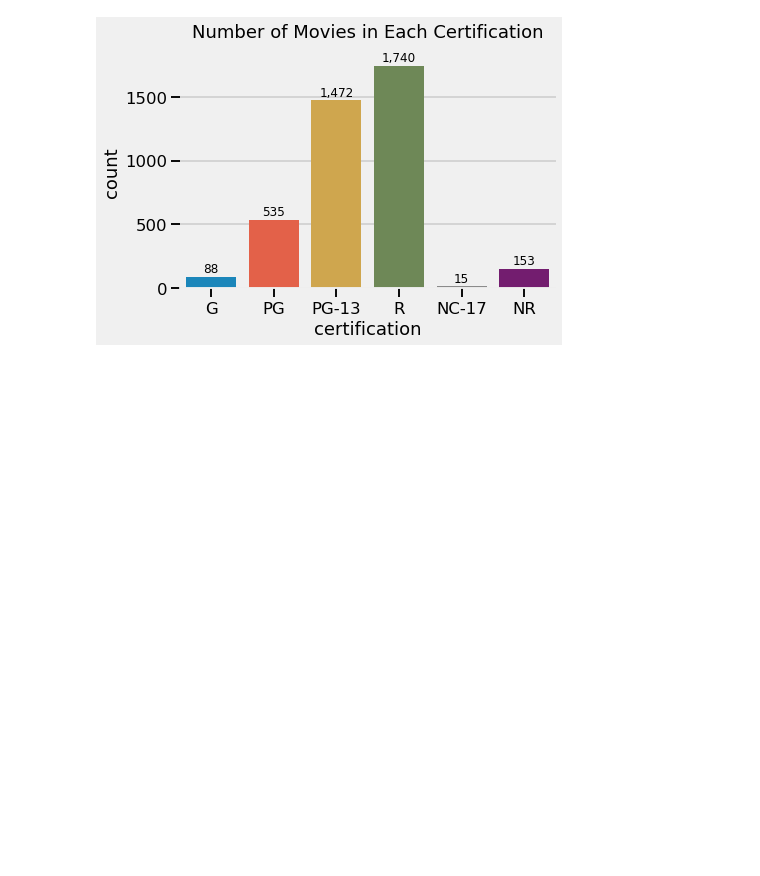
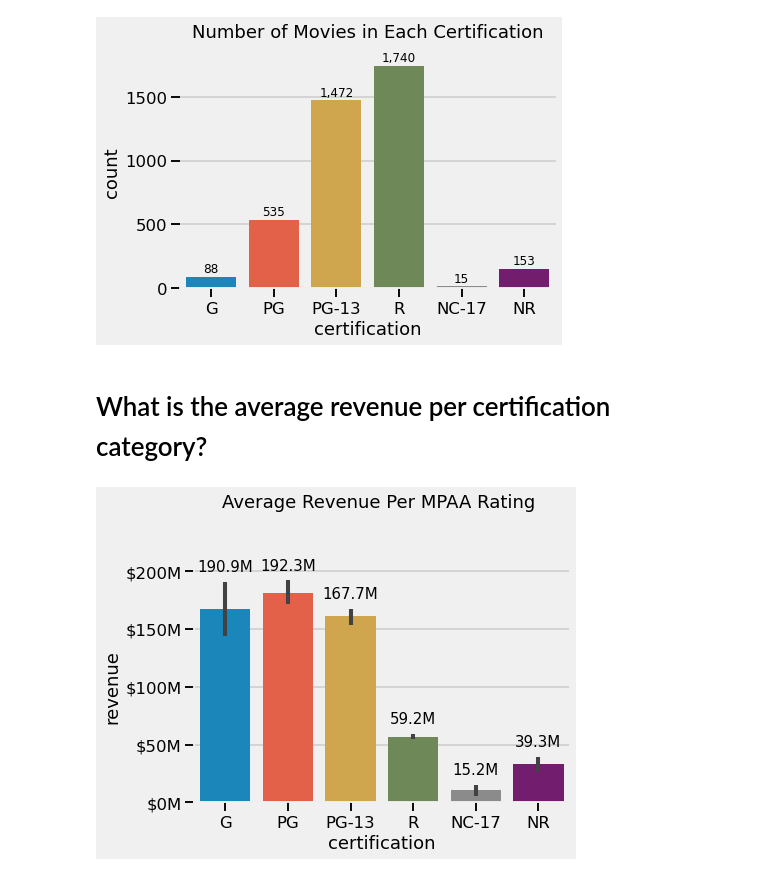
Before and after one commit to cole-beach/What-Makes-A-Movie-Successful, a Jupyter notebook: What Makes a Movie Successful - Part 02B - EDA Overview.ipynb, the cells around one changed output. Drawn from its saved outputs; the diff is of its cells as text; code cells hidden in the pictures; blank space fills up the shorter version.

```diff
--- a/What Makes a Movie Successful - Part 02B - EDA Overview.ipynb
+++ b/What Makes a Movie Successful - Part 02B - EDA Overview.ipynb
@@ -317,3 +317,13 @@ pf.annotate_bars(ax,fmt=',',size=12,convert_millions=False,despine=True,
 sns.despine(ax.get_figure(),left=True);
 # %% [output]
 [figure]
+# %% [markdown]
+# What is the average revenue per certification category?
+# %%
+ax= sns.barplot(data=plot_df, x='certification',y='revenue',
+                order=cert_order,ci=68);
+pf.annotate_bars(ax, convert_millions=True, fmt='.1f', use_errorbars=True, xytext=(0,15))
+ax.set_title('Average Revenue Per MPAA Rating \n',y=1.15);
+ax.yaxis.set_major_formatter(mill)
+# %% [output]
+[figure, added]
```
Also changed, not shown: parts of 6 cells of this notebook.
